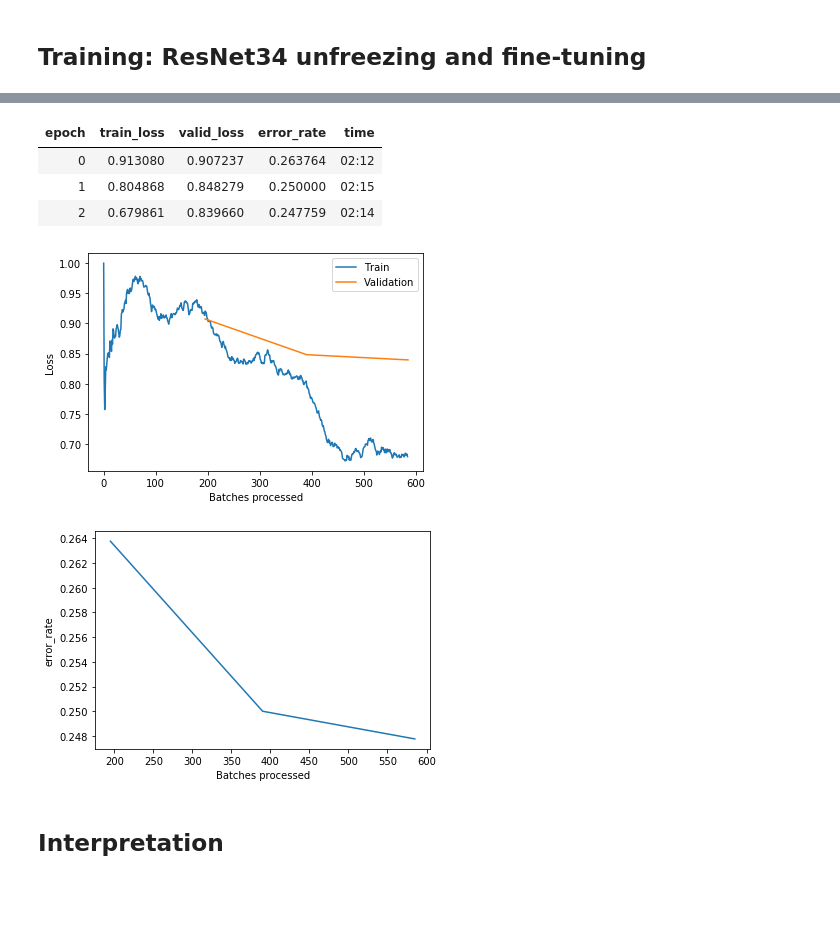
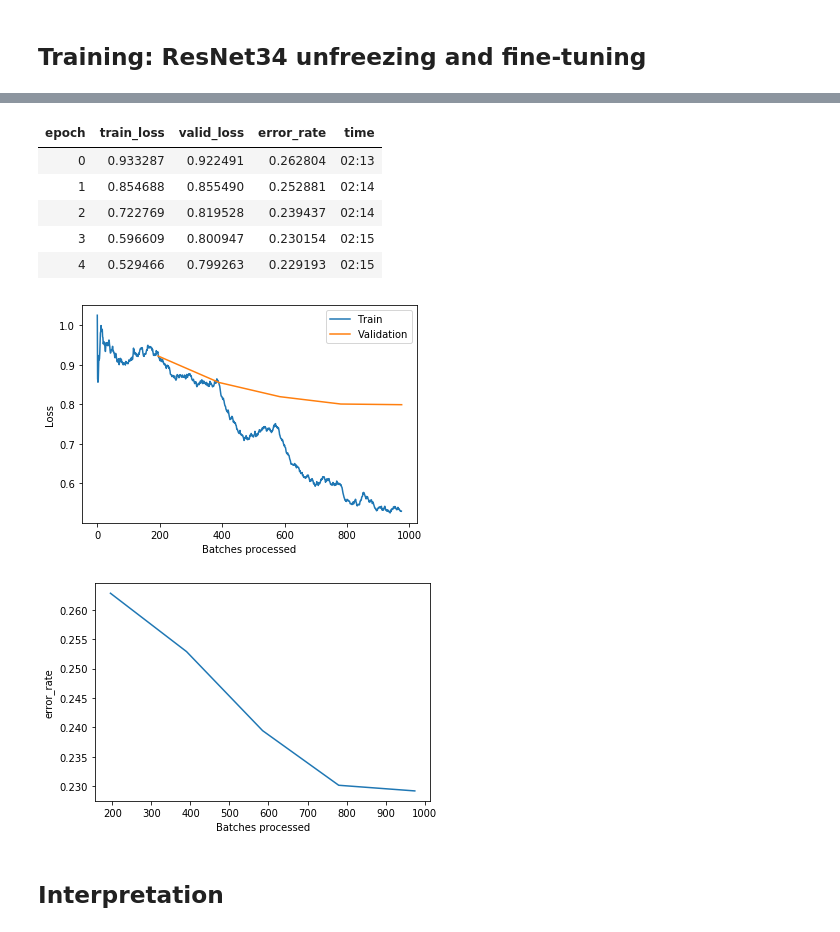
Before and after one commit to oddrationale/indoor-scene-recognition, a Jupyter notebook: indoor_scene_recognition.ipynb, the cells around one changed output, grey strips where cells are left out. Saved outputs shown, nothing was run; the diff lists cells and outputs as text; code cells hidden in the pictures; blank space fills up the shorter version.

```diff
--- a/indoor_scene_recognition.ipynb
+++ b/indoor_scene_recognition.ipynb
@@ -114,16 +119,18 @@ LR Finder is complete, type {learner_name}.recorder.plot() to see the graph.
 # %%
-learn.fit_one_cycle(3, max_lr=slice(3e-6, 3e-4))
+learn.fit_one_cycle(5, max_lr=slice(3e-6, 3e-4))
 # %% [output]
 | epoch | train_loss | valid_loss | error_rate | time |
-| 0 | 0.913080 | 0.907237 | 0.263764 | 02:12 |
-| 1 | 0.804868 | 0.848279 | 0.250000 | 02:15 |
-| 2 | 0.679861 | 0.839660 | 0.247759 | 02:14 |
+| 0 | 0.933287 | 0.922491 | 0.262804 | 02:13 |
+| 1 | 0.854688 | 0.855490 | 0.252881 | 02:14 |
+| 2 | 0.722769 | 0.819528 | 0.239437 | 02:14 |
+| 3 | 0.596609 | 0.800947 | 0.230154 | 02:15 |
+| 4 | 0.529466 | 0.799263 | 0.229193 | 02:15 |
 # %%
 learn.recorder.plot_losses()
 learn.recorder.plot_metrics()
 # %% [output]
-[figure, old version]
+[figure, new version]
-[figure, old version]
+[figure, new version]
 # %%
 learn.save("stage-2")
 # %% [markdown]
```
Also changed, not shown: parts of 5 cells of this notebook.
